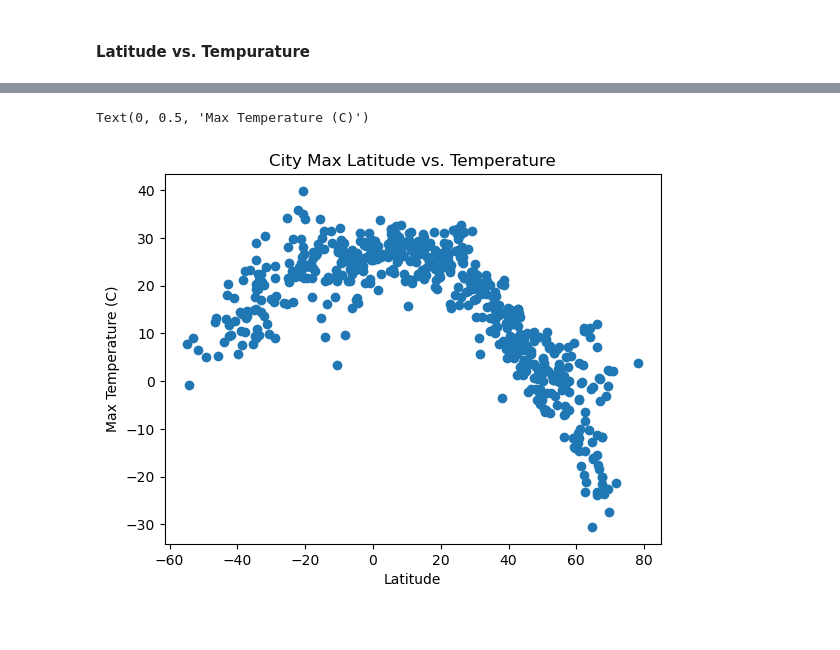
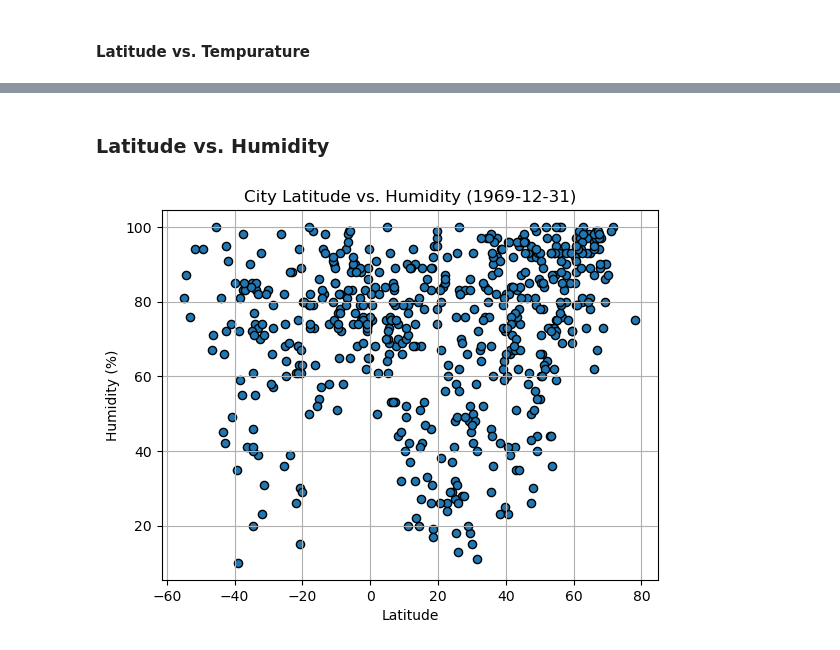
Before and after one commit to brianna-mitri/python-api-challenge, a Jupyter notebook: WeatherPy/WeatherPy.ipynb, the cells around one changed output, grey strips where cells are left out. Saved outputs shown, nothing was run; the diff lists cells and outputs as text; code cells hidden in the pictures.

```diff
--- a/WeatherPy/WeatherPy.ipynb
+++ b/WeatherPy/WeatherPy.ipynb
@@ -278,8 +278,16 @@ plt.show()
-# %%
-plt.scatter(city_data_df['Lat'], city_data_df['Max Temp'])
-plt.title('City Max Latitude vs. Temperature')
-plt.xlabel('Latitude')
-plt.ylabel('Max Temperature (C)')
-# %% [output]
-Text(0, 0.5, 'Max Temperature (C)')
-[figure, removed]
+# %% [markdown]
+### Latitude vs. Humidity
+# %%
+# create scatter plot with customization
+city_data_df.plot(kind='scatter', x='Lat', y='Humidity',
+                  title=f'City Latitude vs. Humidity ({current_date})',
+                  xlabel='Latitude', ylabel='Humidity (%)',
+                  grid=True, edgecolors='black', s=35)
+
+# save figure
+plt.savefig(f"{output_path}/Fig2.png")
+
+# show plot
+plt.show()
+# %% [output]
+[figure, added]
```
Also changed, not shown: parts of 5 cells of this notebook, 4 other files.
